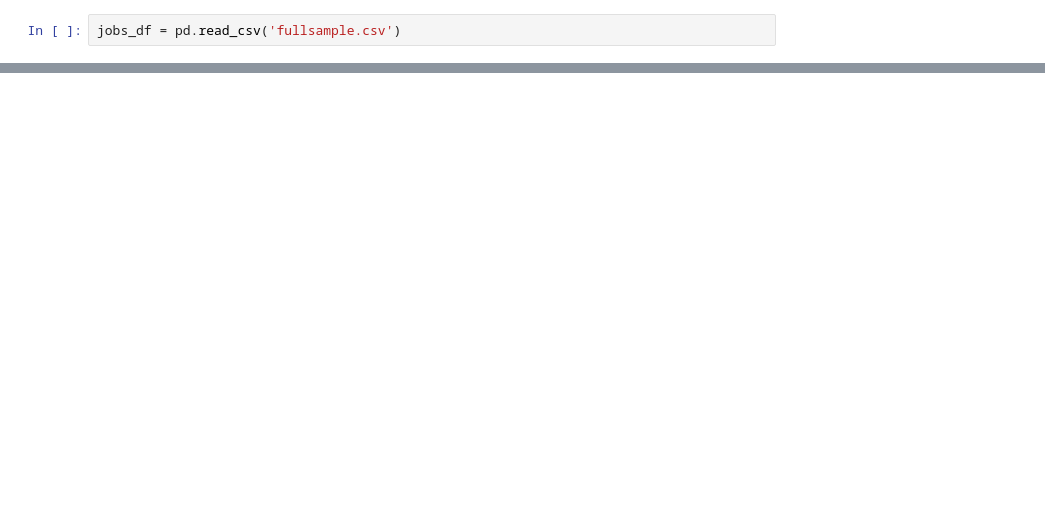
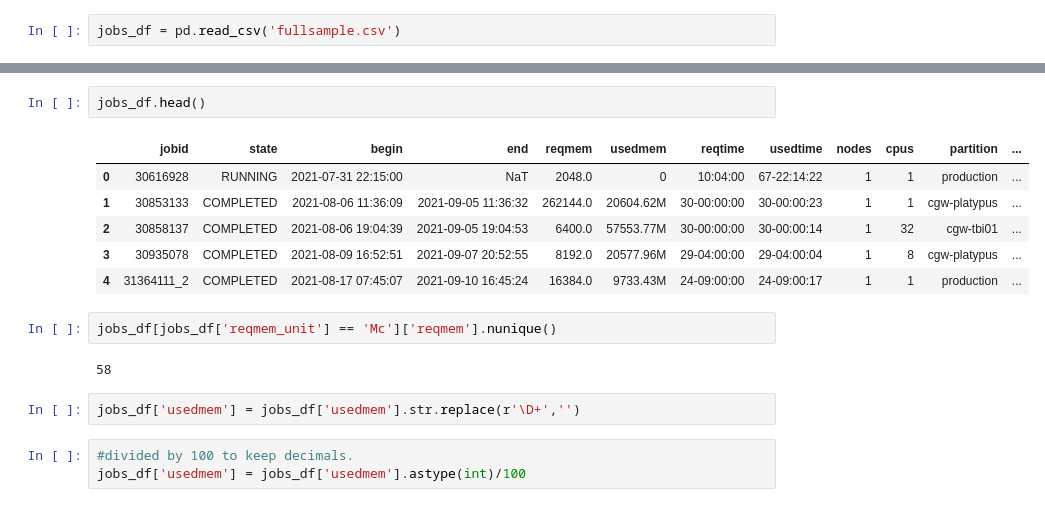
Before and after one commit to nss-data-science-cohort-5/accre-black-licorice, a Jupyter notebook: Accre-project-Jacob.ipynb, the cells around one changed output, grey strips where cells are left out. Cells and saved outputs as stored; diff of their text form; blank space fills up the shorter version.

```diff
--- a/Accre-project-Jacob.ipynb
+++ b/Accre-project-Jacob.ipynb
@@ -21,0 +75,18 @@ ParserError: Unknown string format: Unknown
+# %%
+jobs_df.head()
+# %% [output]
+|  | jobid | state | begin | end | reqmem | usedmem | reqtime | usedtime | nodes | cpus | partition | ... |
+| 0 | 30616928 | RUNNING | 2021-07-31 22:15:00 | NaT | 2048.0 | 0 | 10:04:00 | 67-22:14:22 | 1 | 1 | production | ... |
+| 1 | 30853133 | COMPLETED | 2021-08-06 11:36:09 | 2021-09-05 11:36:32 | 262144.0 | 20604.62M | 30-00:00:00 | 30-00:00:23 | 1 | 1 | cgw-platypus | ... |
+| 2 | 30858137 | COMPLETED | 2021-08-06 19:04:39 | 2021-09-05 19:04:53 | 6400.0 | 57553.77M | 30-00:00:00 | 30-00:00:14 | 1 | 32 | cgw-tbi01 | ... |
+| 3 | 30935078 | COMPLETED | 2021-08-09 16:52:51 | 2021-09-07 20:52:55 | 8192.0 | 20577.96M | 29-04:00:00 | 29-04:00:04 | 1 | 8 | cgw-platypus | ... |
+| 4 | 31364111_2 | COMPLETED | 2021-08-17 07:45:07 | 2021-09-10 16:45:24 | 16384.0 | 9733.43M | 24-09:00:00 | 24-09:00:17 | 1 | 1 | production | ... |
+# %%
+jobs_df[jobs_df['reqmem_unit'] == 'Mc']['reqmem'].nunique()
+# %% [output]
+58
+# %%
+jobs_df['usedmem'] = jobs_df['usedmem'].str.replace(r'\D+','')
+# %%
+#divided by 100 to keep decimals.
+jobs_df['usedmem'] = jobs_df['usedmem'].astype(int)/100
```
Also changed, not shown: parts of 25 cells of this notebook.
